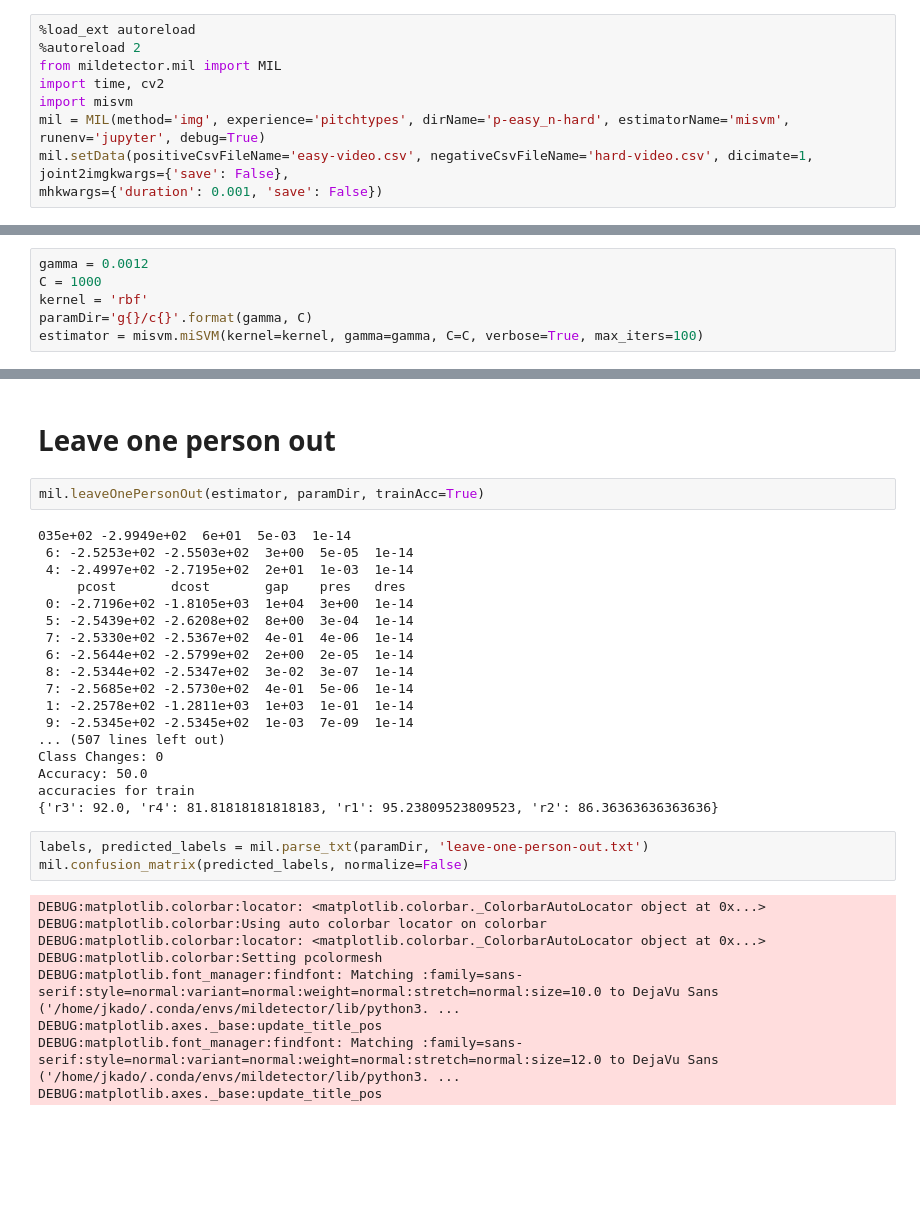
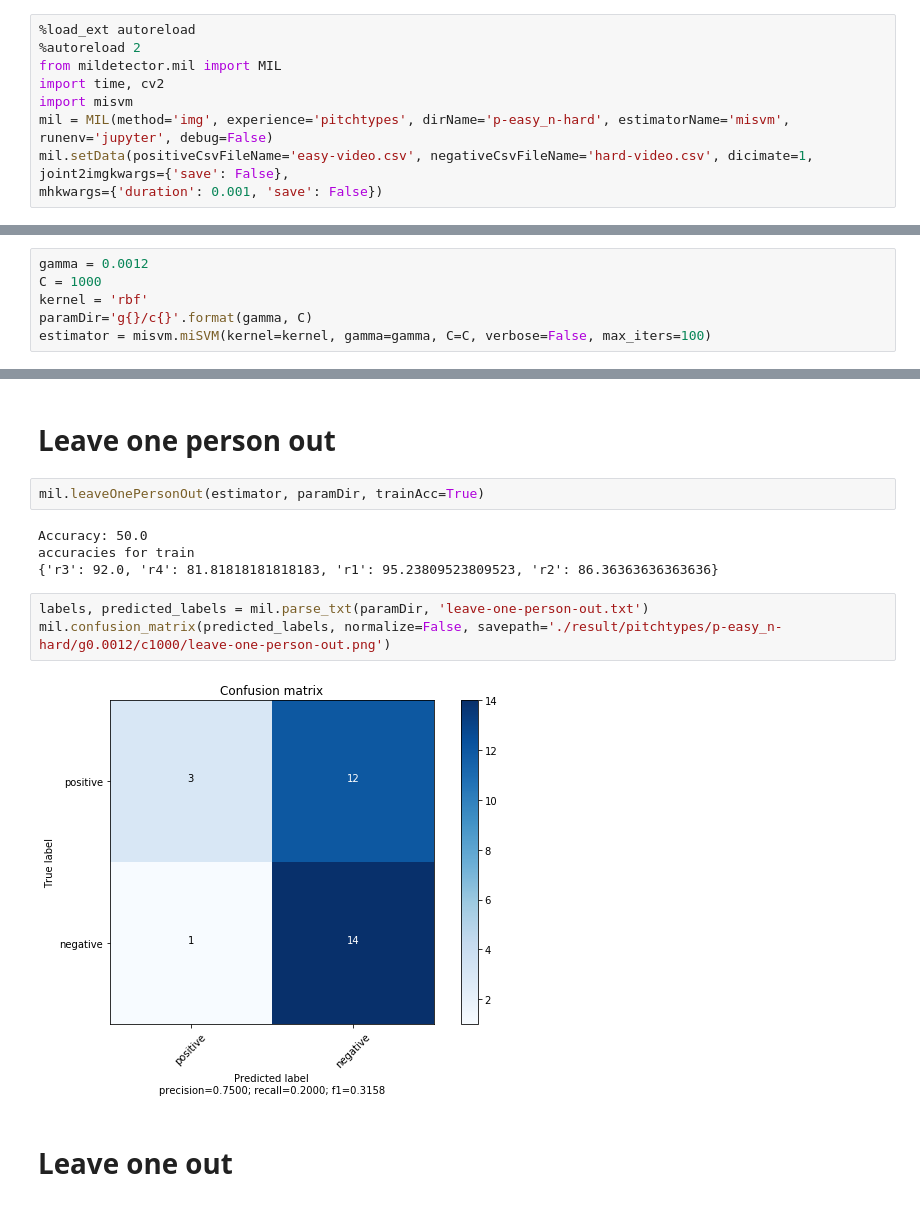
Before and after one commit to jjjkkkjjj/machine-learning, a Jupyter notebook: misvm.ipynb, the cells around one changed output, grey strips where cells are left out. Cells and saved outputs as stored; diff of their text form; blank space fills up the shorter version.

Commit message:
improve confusion matrix

```diff
--- a/misvm.ipynb
+++ b/misvm.ipynb
@@ -155,7 +144,7 @@ maximum frame: 12
 from mildetector.mil import MIL
 import time, cv2
 import misvm
-mil = MIL(method='img', experience='pitchtypes', dirName='p-easy_n-hard', estimatorName='misvm', runenv='jupyter', debug=True)
+mil = MIL(method='img', experience='pitchtypes', dirName='p-easy_n-hard', estimatorName='misvm', runenv='jupyter', debug=False)
 mil.setData(positiveCsvFileName='easy-video.csv', negativeCsvFileName='hard-video.csv', dicimate=1,
 joint2imgkwargs={'save': False},
 mhkwargs={'duration': 0.001, 'save': False})
@@ -196,7 +185,7 @@ gamma = 0.0012
 C = 1000
 kernel = 'rbf'
 paramDir='g{}/c{}'.format(gamma, C)
-estimator = misvm.miSVM(kernel=kernel, gamma=gamma, C=C, verbose=True, max_iters=100)
+estimator = misvm.miSVM(kernel=kernel, gamma=gamma, C=C, verbose=False, max_iters=100)
 # %% [markdown]
 # Train
 # %%
@@ -244,32 +221,13 @@ maximum frame: 0
 # %%
 mil.leaveOnePersonOut(estimator, paramDir, trainAcc=True)
 # %% [output]
-035e+02 -2.9949e+02  6e+01  5e-03  1e-14
- 6: -2.5253e+02 -2.5503e+02  3e+00  5e-05  1e-14
- 4: -2.4997e+02 -2.7195e+02  2e+01  1e-03  1e-14
-     pcost       dcost       gap    pres   dres
- 0: -2.7196e+02 -1.8105e+03  1e+04  3e+00  1e-14
- 5: -2.5439e+02 -2.6208e+02  8e+00  3e-04  1e-14
- 7: -2.5330e+02 -2.5367e+02  4e-01  4e-06  1e-14
- 6: -2.5644e+02 -2.5799e+02  2e+00  2e-05  1e-14
- 8: -2.5344e+02 -2.5347e+02  3e-02  3e-07  1e-14
- 7: -2.5685e+02 -2.5730e+02  4e-01  5e-06  1e-14
- 1: -2.2578e+02 -1.2811e+03  1e+03  1e-01  1e-14
- 9: -2.5345e+02 -2.5345e+02  1e-03  7e-09  1e-14
-... (507 lines left out)
-Class Changes: 0
 Accuracy: 50.0
 accuracies for train
 {'r3': 92.0, 'r4': 81.81818181818183, 'r1': 95.23809523809523, 'r2': 86.36363636363636}
 # %%
 labels, predicted_labels = mil.parse_txt(paramDir, 'leave-one-person-out.txt')
-mil.confusion_matrix(predicted_labels, normalize=False)
+mil.confusion_matrix(predicted_labels, normalize=False, savepath='./result/pitchtypes/p-easy_n-hard/g0.0012/c1000/leave-one-person-out.png')
 # %% [output]
-DEBUG:matplotlib.colorbar:locator: <matplotlib.colorbar._ColorbarAutoLocator object at 0x...>
-DEBUG:matplotlib.colorbar:Using auto colorbar locator on colorbar
-DEBUG:matplotlib.colorbar:locator: <matplotlib.colorbar._ColorbarAutoLocator object at 0x...>
-DEBUG:matplotlib.colorbar:Setting pcolormesh
-DEBUG:matplotlib.font_manager:findfont: Matching :family=sans-serif:style=normal:variant=normal:weight=normal:stretch=normal:size=10.0 to DejaVu Sans ('/home/jkado/.conda/envs/mildetector/lib/python3. ...
-DEBUG:matplotlib.axes._base:update_title_pos
-DEBUG:matplotlib.font_manager:findfont: Matching :family=sans-serif:style=normal:variant=normal:weight=normal:stretch=normal:size=12.0 to DejaVu Sans ('/home/jkado/.conda/envs/mildetector/lib/python3. ...
-DEBUG:matplotlib.axes._base:update_title_pos
+[figure, added]
+# %% [markdown]
+# Leave one out
```
Also changed, not shown: parts of 10 cells of this notebook, 2 other files.
